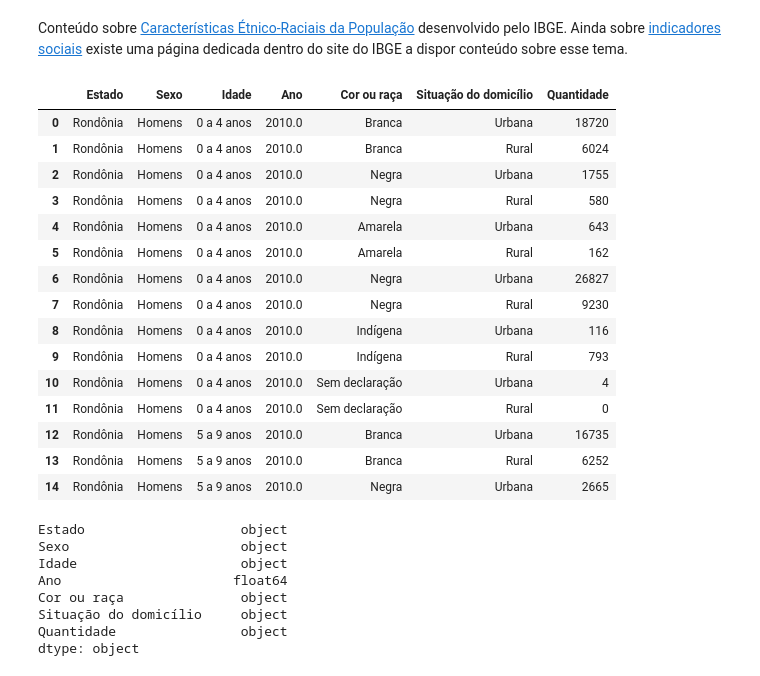
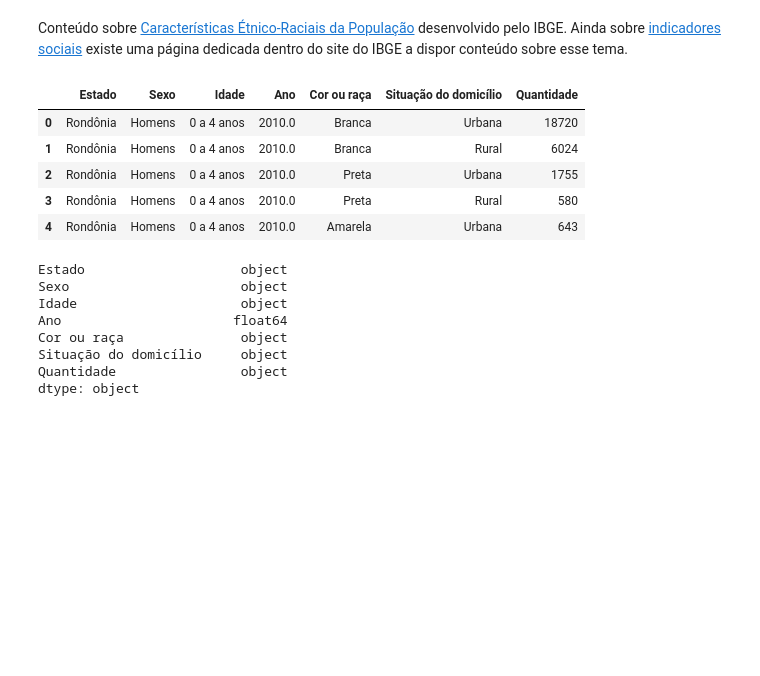
Before and after one commit to pyladiespb-org/minicurso-analise-descritiva-dados-abertos, a Jupyter notebook: AnalisePopulacao.ipynb, the cells around one changed output. Cells and saved outputs as stored; diff of their text form; code cells hidden in the pictures; blank space fills up the shorter version.

```diff
--- a/AnalisePopulacao.ipynb
+++ b/AnalisePopulacao.ipynb
@@ -44,0 +24,5 @@ populacao
+# %%
+url = 'https://raw.githubusercontent.com/pyladiespb-org/minicurso-analise-descritiva-dados-abertos/master/data/populacao/populacao_idade_agregada.csv'
+dados_url = requests.get(url).content
+populacao = pd.read_csv(io.StringIO(dados_url.decode('utf-8')), delimiter=';', header=2)
+populacao
@@ -71,8 +74,9 @@ Index(['Unidade da Federação', 'Sexo', 'Idade', 'Ano', 'Cor ou raça',
        'Situação do domicílio', 'Unnamed: 6'],
       dtype='object')
 # %%
-populacao = populacao.rename(columns={'Unnamed: 6': "Quantidade", 'Unidade da Federação': "Estado"})
-populacao[:15]
+populacao = populacao.rename(columns={'Unnamed: 6': "Quantidade",
+                                      'Unidade da Federação': "Estado"})
+populacao.head()
 # %% [output]
 |  | Estado | Sexo | Idade | Ano | Cor ou raça | Situação do domicílio | Quantidade |
 | 0 | Rondônia | Homens | 0 a 4 anos | 2010.0 | Branca | Urbana | 18720 |
@@ -95,25 +89,15 @@ Conteúdo sobre [Características Étnico-Raciais da População](https://biblio
 Ainda sobre [indicadores sociais](https://www.ibge.gov.br/estatisticas-novoportal/sociais.html) existe uma página dedicada dentro do site do IBGE a dispor conteúdo sobre esse tema.
 # %%
 populacao = populacao.replace('-', 0)
-populacao = populacao.replace(['Preta', 'Parda'], 'Negra')
-populacao[:15]
+# populacao = populacao.replace(['Preta', 'Parda'], 'Negra')
+populacao.head()
 # %% [output]
 |  | Estado | Sexo | Idade | Ano | Cor ou raça | Situação do domicílio | Quantidade |
 | 0 | Rondônia | Homens | 0 a 4 anos | 2010.0 | Branca | Urbana | 18720 |
 | 1 | Rondônia | Homens | 0 a 4 anos | 2010.0 | Branca | Rural | 6024 |
-| 2 | Rondônia | Homens | 0 a 4 anos | 2010.0 | Negra | Urbana | 1755 |
-| 3 | Rondônia | Homens | 0 a 4 anos | 2010.0 | Negra | Rural | 580 |
+| 2 | Rondônia | Homens | 0 a 4 anos | 2010.0 | Preta | Urbana | 1755 |
+| 3 | Rondônia | Homens | 0 a 4 anos | 2010.0 | Preta | Rural | 580 |
 | 4 | Rondônia | Homens | 0 a 4 anos | 2010.0 | Amarela | Urbana | 643 |
-| 5 | Rondônia | Homens | 0 a 4 anos | 2010.0 | Amarela | Rural | 162 |
-| 6 | Rondônia | Homens | 0 a 4 anos | 2010.0 | Negra | Urbana | 26827 |
-| 7 | Rondônia | Homens | 0 a 4 anos | 2010.0 | Negra | Rural | 9230 |
-| 8 | Rondônia | Homens | 0 a 4 anos | 2010.0 | Indígena | Urbana | 116 |
-| 9 | Rondônia | Homens | 0 a 4 anos | 2010.0 | Indígena | Rural | 793 |
-| 10 | Rondônia | Homens | 0 a 4 anos | 2010.0 | Sem declaração | Urbana | 4 |
-| 11 | Rondônia | Homens | 0 a 4 anos | 2010.0 | Sem declaração | Rural | 0 |
-| 12 | Rondônia | Homens | 5 a 9 anos | 2010.0 | Branca | Urbana | 16735 |
-| 13 | Rondônia | Homens | 5 a 9 anos | 2010.0 | Branca | Rural | 6252 |
-| 14 | Rondônia | Homens | 5 a 9 anos | 2010.0 | Negra | Urbana | 2665 |
 # %%
 populacao.dtypes
 # %% [output]
```
Also changed, not shown: parts of 19 cells of this notebook, 2 other files.
